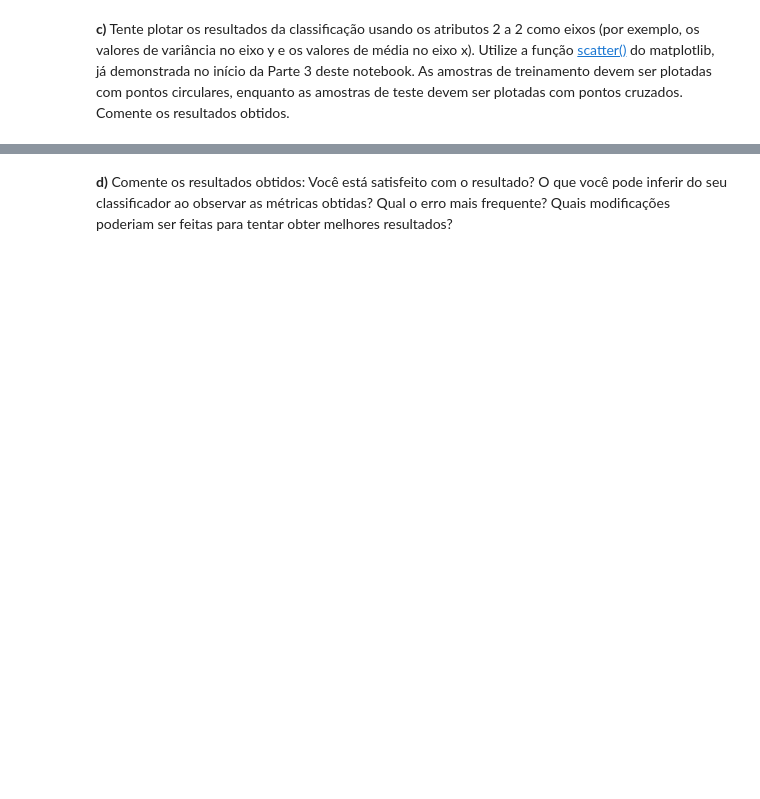
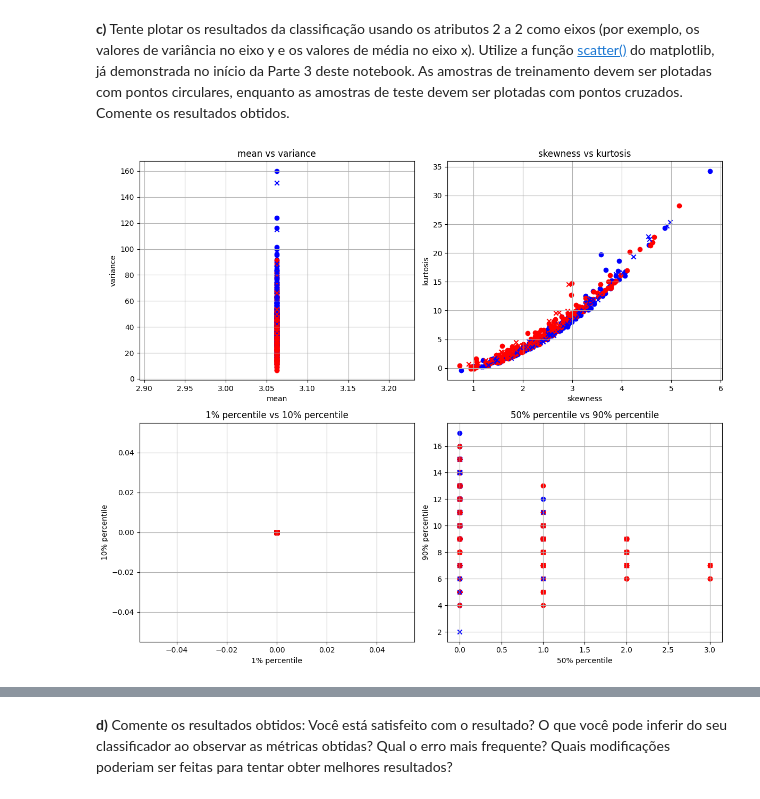
Before and after one commit to UNICAMP-EA979/2026s1-pi02-histogramas-knn-CristianMaza, a Jupyter notebook: Atividade.ipynb, the cells around one changed output, grey strips where cells are left out. Saved outputs shown, nothing was run; the diff lists cells and outputs as text; code cells hidden in the pictures; blank space fills up the shorter version.

```diff
--- a/Atividade.ipynb
+++ b/Atividade.ipynb
@@ -104,7 +104,7 @@ Em seguida, calcule o histograma das imagens convertidas para níveis de cinza.
 img_dia = all_imgs[0]
 img_noite = all_imgs[-1]
 
-weights = [0.299, 0.587, 0.114] # Pesos para media ponderada: R, G, B
+weights = [0.3, 0.59, 0.11] # Pesos para media ponderada: R, G, B
 nbins=100
 # %%
 avg_day = np.average(img_dia, -1, weights)
@@ -157,6 +159,6 @@ Se quisermos então extrair os atributos de histograma de uma das imagens tirada
 f = all_imgs[0]
 f_gray = np.uint8(0.3*f[:,:,0]+0.59*f[:,:,1]+0.11*f[:,:,2]) # Conversão para níveis de cinza
 hist_features = histstat(f_gray)
-for feature in hist_features:
-  print(f'{feature:.2f}')
+for idx, feature in enumerate(hist_features):
+  print(f'{titles[idx]}: {feature:.2f}')
 # %% [output]
@@ -398,0 +428,6 @@ Utilize os conjuntos de dados criados anteriormente para obter os vetores de atr
+# %%
+train_features = extract_histogram_features(images_train)
+test_features = extract_histogram_features(images_test)
+
+print(f'Train features shape: {train_features.shape}')
+print(f'Test features shape: {test_features.shape}')
@@ -402,0 +439,6 @@ Utilize os conjuntos de dados criados anteriormente para obter os vetores de atr
+# %%
+# Criando o modelo KNN
+model = KNeighborsClassifier(n_neighbors=5)
+
+# Treinando o modelo
+model.fit(train_features, labels_train);
@@ -406,0 +476,44 @@ Utilize os conjuntos de dados criados anteriormente para obter os vetores de atr
+# %%
+titles = ['mean', 'variance', 'skewness', 'kurtosis', '1% percentile', '10% percentile', '50% percentile', '90% percentile', '99% percentile']
+
+feature_pairs = [
+    (0, 1),  # mean vs variance
+    (2, 3),  # skewness vs kurtosis
+    (4, 5),  # 1% percentile vs 10% percentile
+    (6, 7)   # 50% percentile vs 90% percentile
+]
+
+fig, axs = plt.subplots(2, 2, figsize=(12, 10))
+
+for idx, (feature_x, feature_y) in enumerate(feature_pairs):
+    plt.subplot(2, 2, idx+1)
+
+    # Treino - Carcinoma
+    for i in range(len(labels_train)):
+        if labels_train[i] == 0:
+            plt.scatter(train_features[i, feature_x], train_features[i, feature_y], c='blue', marker='o')
+
+    # Treino - Melanoma
+    for i in range(len(labels_train)):
+        if labels_train[i] == 1:
+            plt.scatter(train_features[i, feature_x], train_features[i, feature_y], c='red', marker='o')
+
+    # Teste - Carcinoma
+    for i in range(len(predictions)):
+        if predictions[i] == 0:
+            plt.scatter(test_features[i, feature_x], test_features[i, feature_y], c='blue', marker='x')
+
+    # Teste - Melanoma
+    for i in range(len(predictions)):
+        if predictions[i] == 1:
+            plt.scatter(test_features[i, feature_x], test_features[i, feature_y], c='red', marker='x')
+
+    plt.xlabel(titles[feature_x])
+    plt.ylabel(titles[feature_y])
+    plt.title(f'{titles[feature_x]} vs {titles[feature_y]}')
+    plt.grid(True)
+
+plt.tight_layout()
+plt.show()
+# %% [output]
+[figure, added]
```
Also changed, not shown: parts of 34 cells of this notebook.
